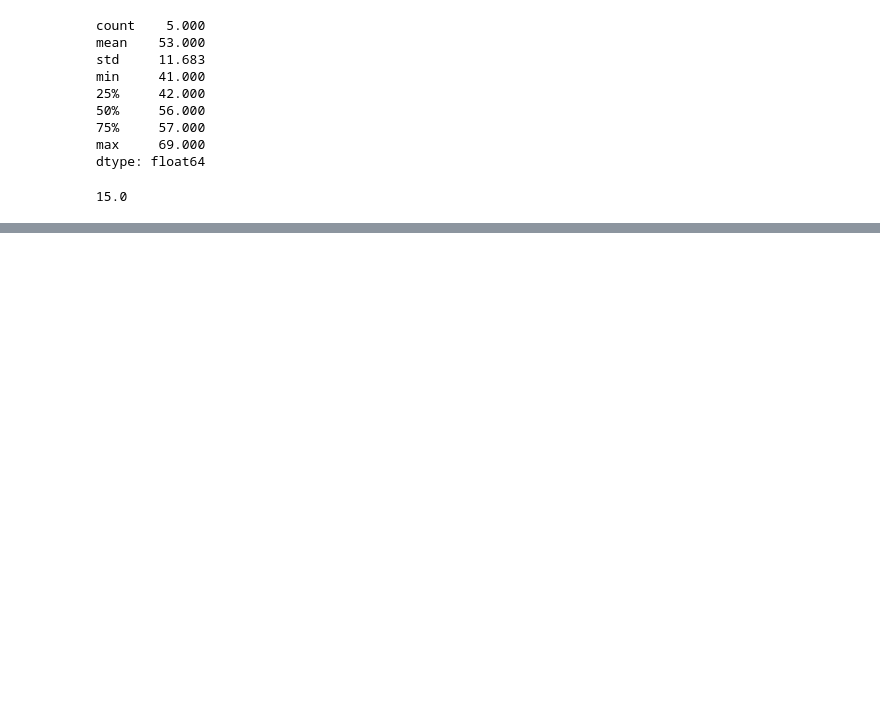
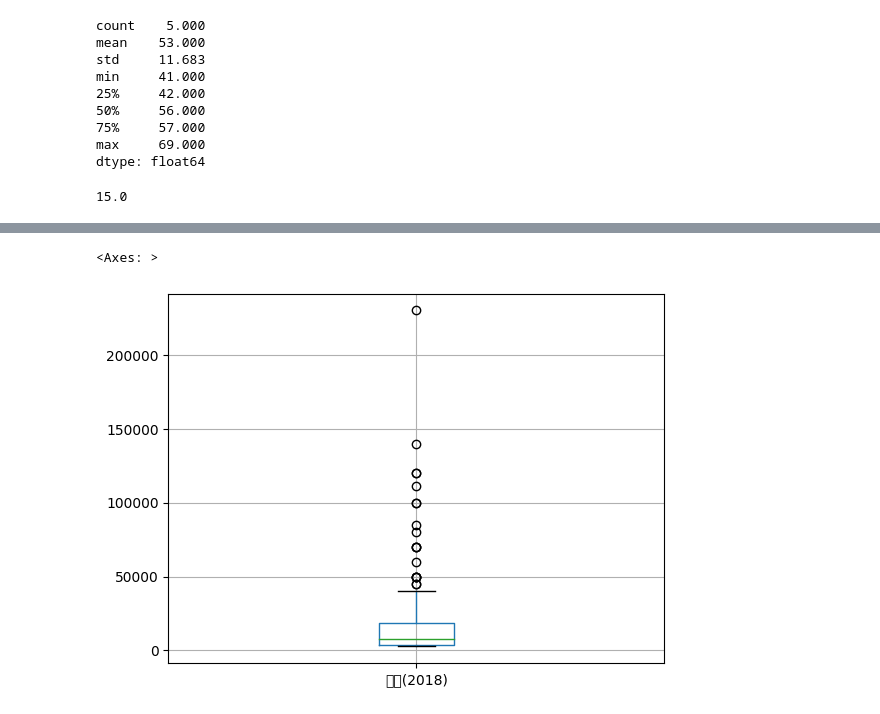
Before and after one commit to fightmeat/Machine_Leaning, a Jupyter notebook: 14_기술통계분석.ipynb, the cells around one changed output, grey strips where cells are left out. Cells and saved outputs as stored; diff of their text form; code cells hidden in the pictures; blank space fills up the shorter version.

```diff
--- a/14_기술통계분석.ipynb
+++ b/14_기술통계분석.ipynb
@@ -262,0 +503,5 @@ iqr
+# %%
+picher.boxplot(['연봉(2018)'])
+# %% [output]
+<Axes: >
+[figure, added]
```
Also changed, not shown: parts of 42 cells of this notebook.
